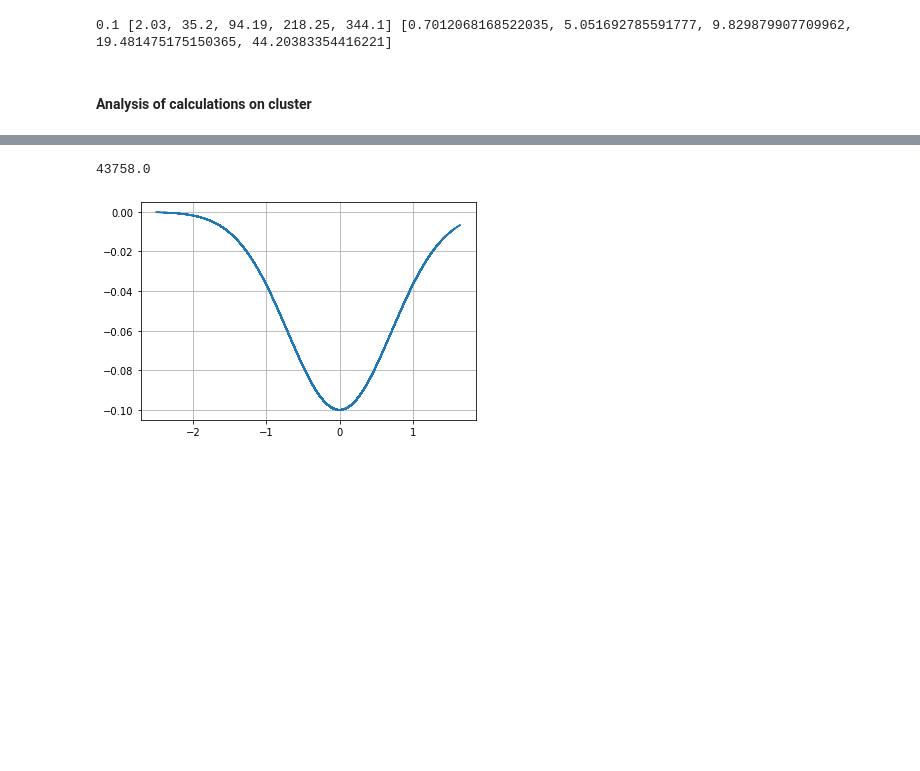
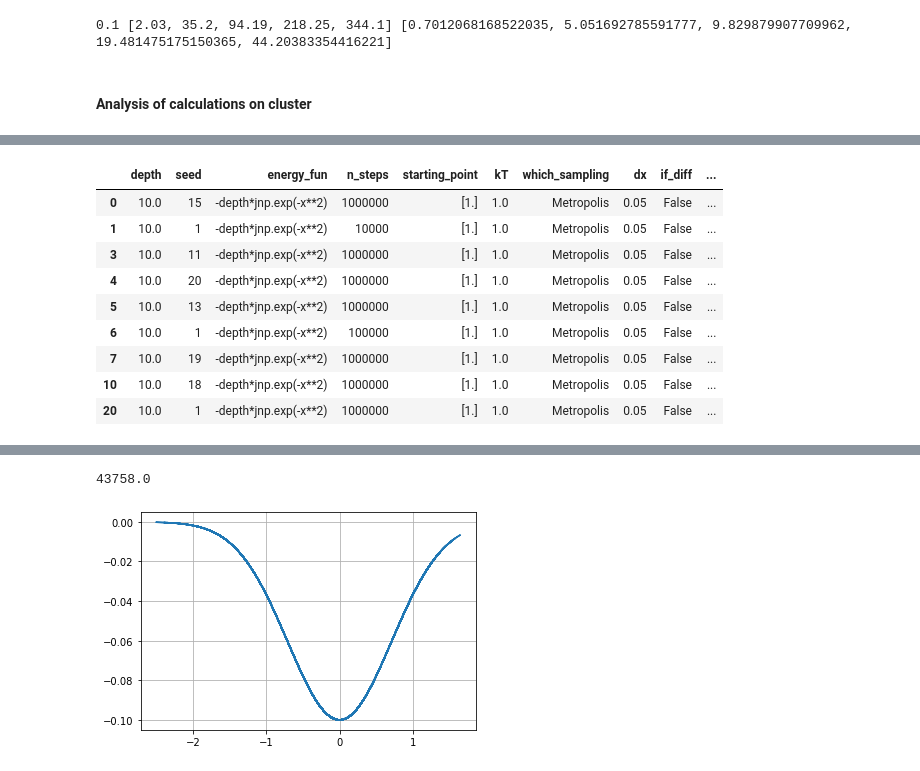
Before and after one commit to IvanGilardoni/Jeffreys_prior, a Jupyter notebook: exit_times.ipynb, the cells around one changed output, grey strips where cells are left out. Saved outputs shown, nothing was run; the diff lists cells and outputs as text; code cells hidden in the pictures; blank space fills up the shorter version.

```diff
--- a/exit_times.ipynb
+++ b/exit_times.ipynb
@@ -441,3 +460,16 @@ depths:  [0.001 0.01  0.1   1.   ]
+# %%
+pars.loc[inds[depth]]
+# %% [output]
+|  | depth | seed | energy_fun | n_steps | starting_point | kT | which_sampling | dx | if_diff | ... |
+| 0 | 10.0 | 15 | -depth*jnp.exp(-x**2) | 1000000 | [1.] | 1.0 | Metropolis | 0.05 | False | ... |
+| 1 | 10.0 | 1 | -depth*jnp.exp(-x**2) | 10000 | [1.] | 1.0 | Metropolis | 0.05 | False | ... |
+| 3 | 10.0 | 11 | -depth*jnp.exp(-x**2) | 1000000 | [1.] | 1.0 | Metropolis | 0.05 | False | ... |
+| 4 | 10.0 | 20 | -depth*jnp.exp(-x**2) | 1000000 | [1.] | 1.0 | Metropolis | 0.05 | False | ... |
+| 5 | 10.0 | 13 | -depth*jnp.exp(-x**2) | 1000000 | [1.] | 1.0 | Metropolis | 0.05 | False | ... |
+| 6 | 10.0 | 1 | -depth*jnp.exp(-x**2) | 100000 | [1.] | 1.0 | Metropolis | 0.05 | False | ... |
+| 7 | 10.0 | 19 | -depth*jnp.exp(-x**2) | 1000000 | [1.] | 1.0 | Metropolis | 0.05 | False | ... |
+| 10 | 10.0 | 18 | -depth*jnp.exp(-x**2) | 1000000 | [1.] | 1.0 | Metropolis | 0.05 | False | ... |
+| 20 | 10.0 | 1 | -depth*jnp.exp(-x**2) | 1000000 | [1.] | 1.0 | Metropolis | 0.05 | False | ... |
 # %%
 for depth in depths:
     plt.plot(trajs[inds[depth][0]], enes[inds[depth][0]])
```
Also changed, not shown: parts of 12 cells of this notebook, 1 other file.
